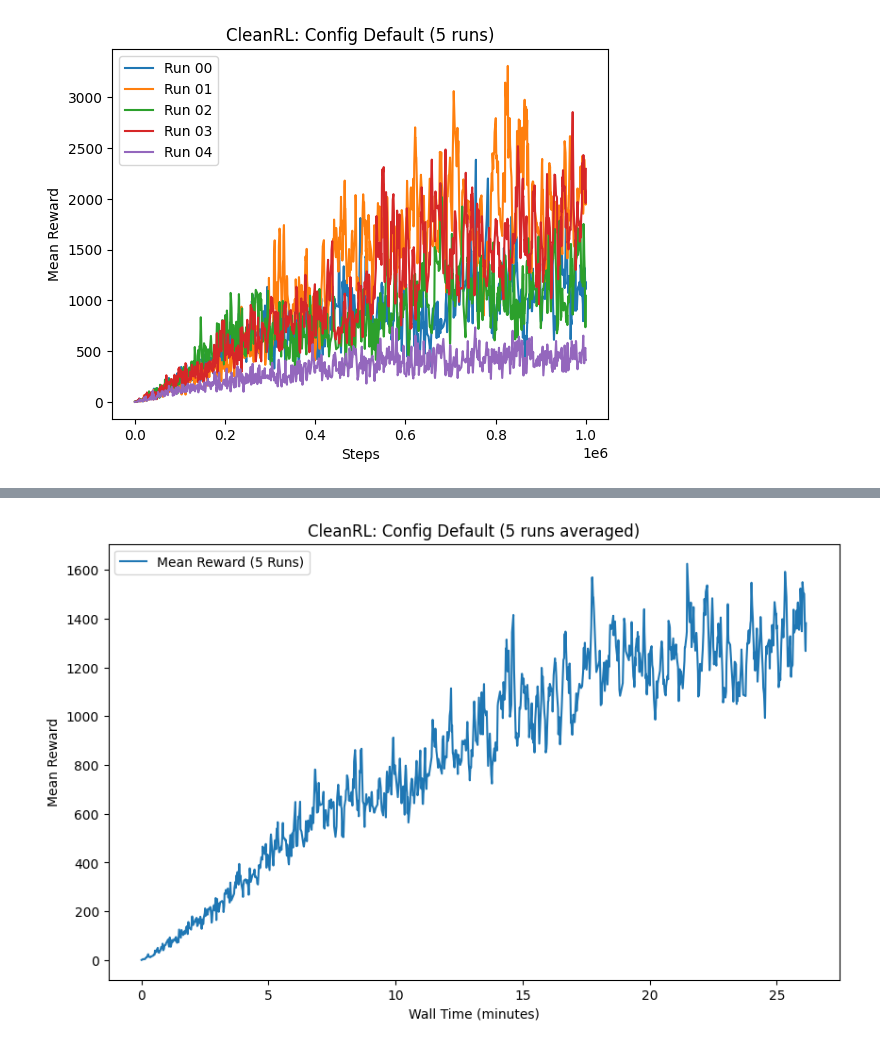
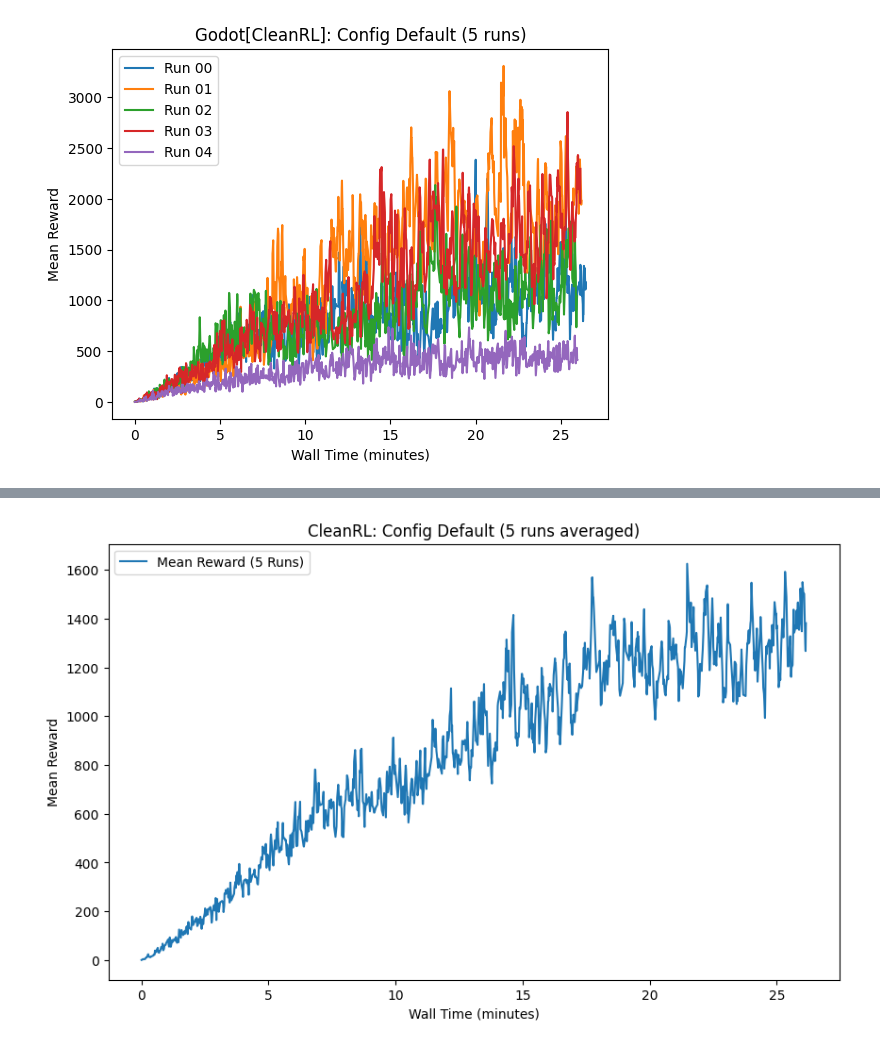
Before and after one commit to visuallization/rl_master_thesis_evaluation, a Jupyter notebook: config_default.ipynb, the cells around one changed output, grey strips where cells are left out. Cells and saved outputs as stored; diff of their text form; code cells hidden in the pictures.

```diff
--- a/config_default.ipynb
+++ b/config_default.ipynb
@@ -45,13 +99,13 @@ rllib['upper_bound'] = rllib['mean_values'] + 2 * rllib['std_values']
 # %%
-plt.plot(cleanrl['data_frames'][0]['Step'], cleanrl['data_frames'][0]['Value'], label="Run 00")
-plt.plot(cleanrl['data_frames'][1]['Step'], cleanrl['data_frames'][1]['Value'], label="Run 01")
-plt.plot(cleanrl['data_frames'][2]['Step'], cleanrl['data_frames'][2]['Value'], label="Run 02")
-plt.plot(cleanrl['data_frames'][3]['Step'], cleanrl['data_frames'][3]['Value'], label="Run 03")
-plt.plot(cleanrl['data_frames'][4]['Step'], cleanrl['data_frames'][4]['Value'], label="Run 04")
-plt.xlabel("Steps")
+plt.plot(cleanrl['data_frames'][0]['Wall time'] / 60, cleanrl['data_frames'][0]['Value'], label="Run 00")
+plt.plot(cleanrl['data_frames'][1]['Wall time'] / 60, cleanrl['data_frames'][1]['Value'], label="Run 01")
+plt.plot(cleanrl['data_frames'][2]['Wall time'] / 60, cleanrl['data_frames'][2]['Value'], label="Run 02")
+plt.plot(cleanrl['data_frames'][3]['Wall time'] / 60, cleanrl['data_frames'][3]['Value'], label="Run 03")
+plt.plot(cleanrl['data_frames'][4]['Wall time'] / 60, cleanrl['data_frames'][4]['Value'], label="Run 04")
+plt.xlabel("Wall Time (minutes)")
 plt.ylabel("Mean Reward")
-plt.title("CleanRL: Config Default (5 runs)")
+plt.title("Godot[CleanRL]: Config Default (5 runs)")
 plt.legend(loc="upper left")
 plt.show()
 # %% [output]
-[figure, old version]
+[figure, new version]
```
Also changed, not shown: parts of 6 cells of this notebook, 10 other files.
